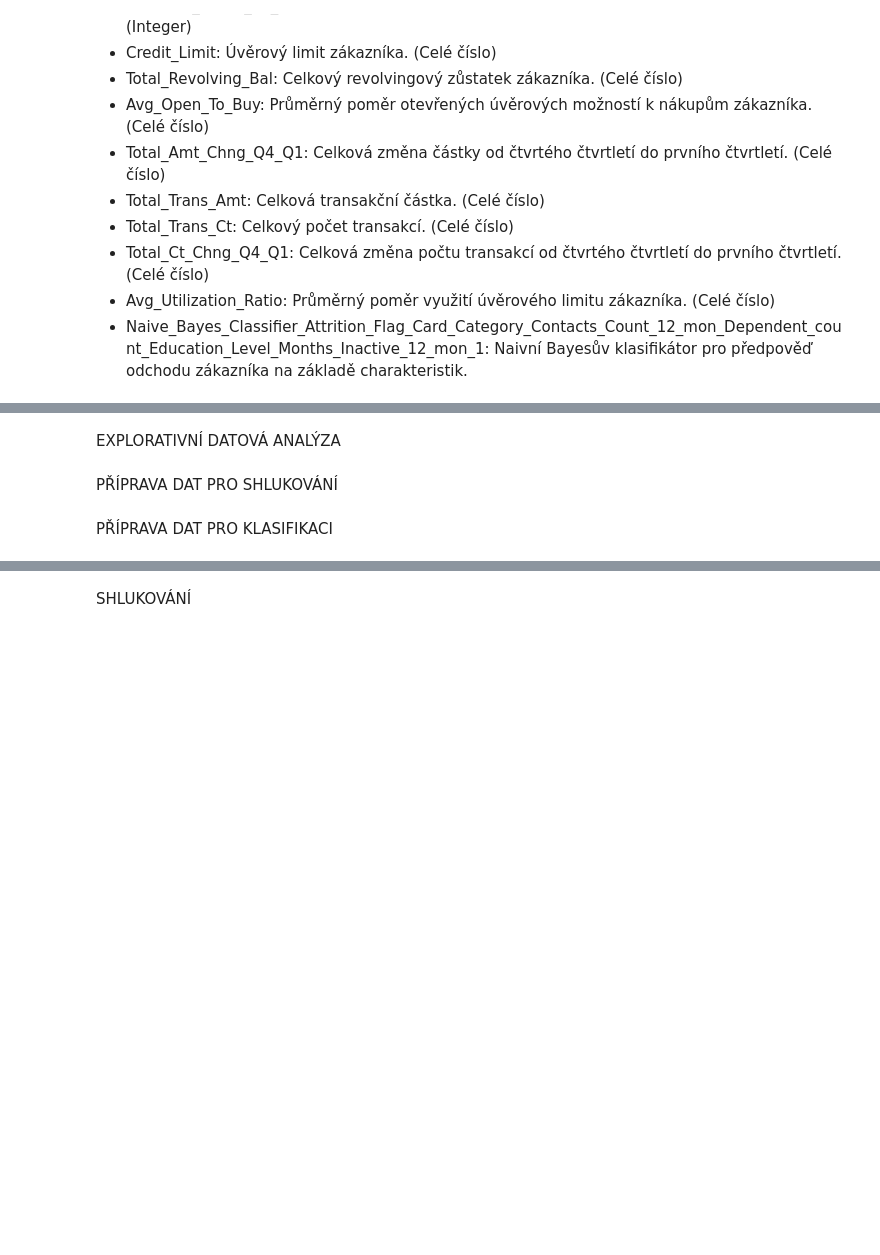
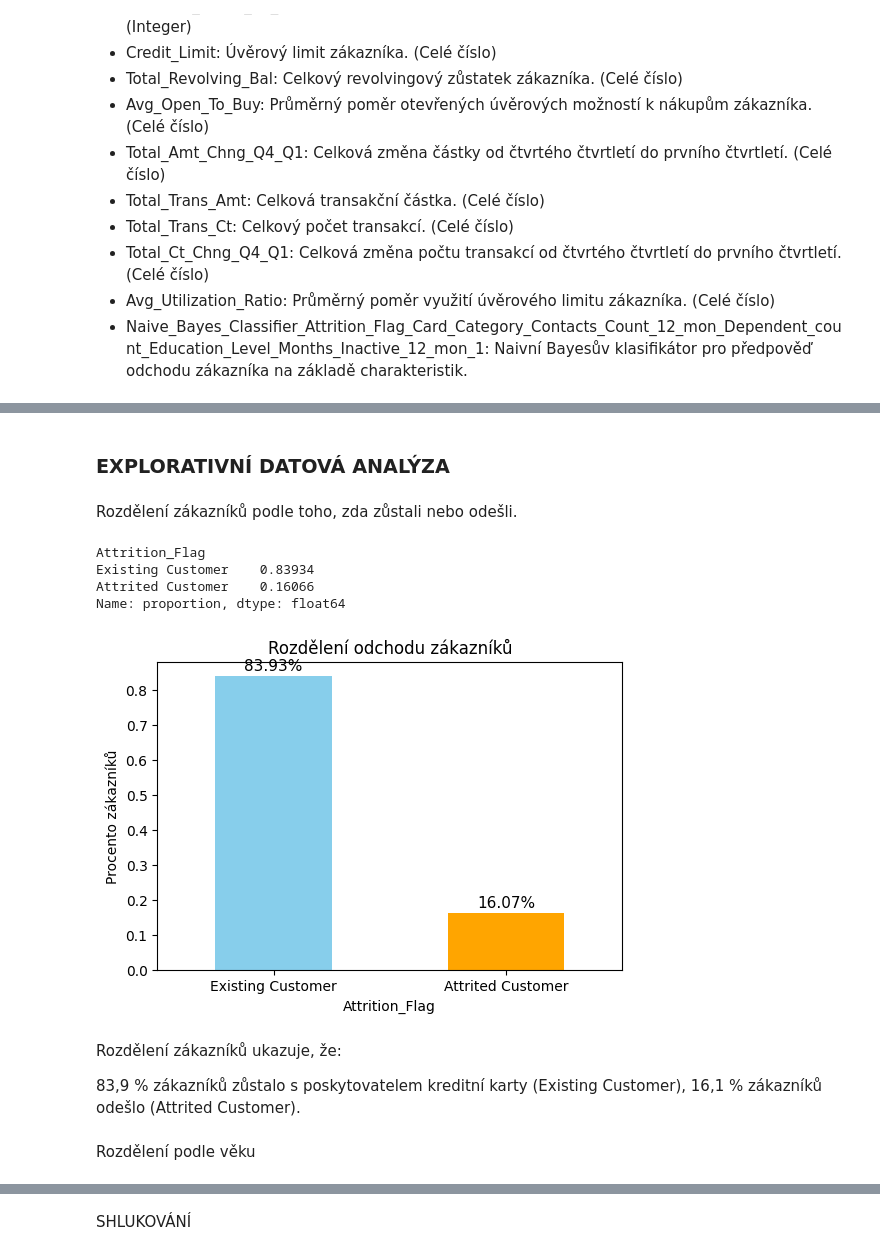
Before and after one commit to AlenaMochalina/Credit-card-attrition-analysis-in-Python, a Jupyter notebook: Credit-card-attrition-analysis-in-Python.ipynb, the cells around one changed output, grey strips where cells are left out. Drawn from its saved outputs; the diff is of its cells as text; code cells hidden in the pictures; blank space fills up the shorter version.

```diff
--- a/Credit-card-attrition-analysis-in-Python.ipynb
+++ b/Credit-card-attrition-analysis-in-Python.ipynb
@@ -12,3 +54,2 @@ NAČTENÍ DAT  A POPIS FEATUR
 # %%
-from load_data import load_and_preview_data
-data = load_and_preview_data('BankChurners.csv')
+data = load_data('BankChurners.csv')
@@ -61,6 +102,40 @@ PRŮZKUM DAT
 # %% [markdown]
-EXPLORATIVNÍ DATOVÁ ANALÝZA
+### EXPLORATIVNÍ DATOVÁ ANALÝZA
-# %% [markdown]
-PŘÍPRAVA DAT PRO SHLUKOVÁNÍ
-# %% [markdown]
-PŘÍPRAVA DAT PRO KLASIFIKACI
+# %% [markdown]
+Rozdělení zákazníků podle toho, zda zůstali nebo odešli.
+# %%
+# Analyza Attrition_Flag (zda zákazník odešel nebo zůstal)
+churn_distribution = data['Attrition_Flag'].value_counts(normalize=True)
+
+# zobrazení
+churn_distribution
+# %% [output]
+Attrition_Flag
+Existing Customer    0.83934
+Attrited Customer    0.16066
+Name: proportion, dtype: float64
+# %%
+# Vytvoření grafu
+plt.figure(figsize=(6, 4))
+ax = churn_distribution.plot(kind='bar', color=['skyblue', 'orange'])
+
+# Přidání hodnot na vrcholy sloupců
+for idx, value in enumerate(churn_distribution):
+    ax.text(idx, value + 0.01, f'{value * 100:.2f}%', ha='center', va='bottom', fontsize=11, color='black')
+
+# Titul a popisky
+plt.title('Rozdělení odchodu zákazníků')
+plt.ylabel('Procento zákazníků')
+plt.xticks(rotation=0)
+
+# Zobrazení grafu
+plt.show()
+# %% [output]
+[figure, added]
+# %% [markdown]
+Rozdělení zákazníků ukazuje, že:
+
+83,9 % zákazníků zůstalo s poskytovatelem kreditní karty (Existing Customer),
+16,1 % zákazníků odešlo (Attrited Customer).
+# %% [markdown]
+Rozdělení podle věku
```
Also changed, not shown: parts of 50 cells of this notebook.
